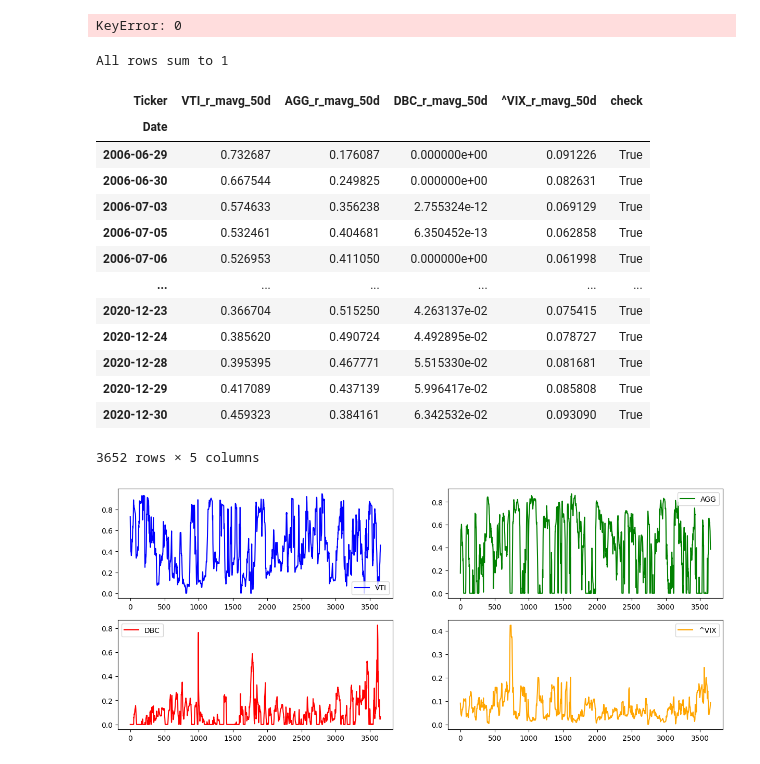
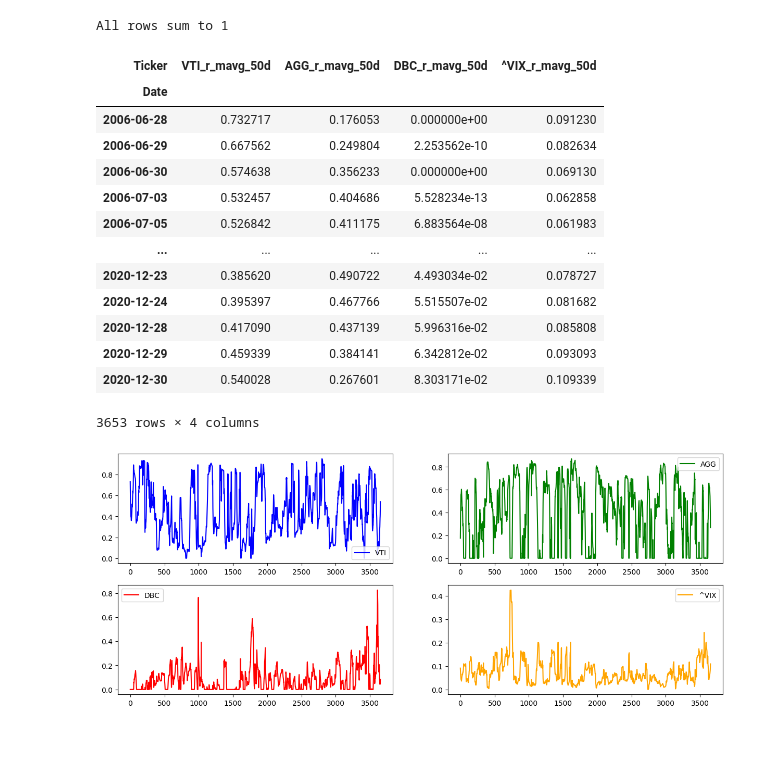
Before and after one commit to alexandreviard/DL-Portfolio-CMAP, a Jupyter notebook: maximum_diversification.ipynb, the cells around one changed output. Saved outputs shown, nothing was run; the diff lists cells and outputs as text; code cells hidden in the pictures.

```diff
--- a/maximum_diversification.ipynb
+++ b/maximum_diversification.ipynb
@@ -154,6 +132,40 @@ def get_weights_md(cov, sigma, bounds=None):
+# %%
+# Old version - Penser à implémenter une version plus rapide avec rolling et cov
+
+def optimize_portfolio_md(returns, rolling_window=50, bounds=None):
+    """
+    Prend en entrée le df des returns et retourne un df avec poids de la stratégie
+    avec les covariances estimées sur la fenêtre donnée en input
+    """
+    # check valid input
+
+    if not isinstance(returns, pd.DataFrame):
+        raise ValueError("please input returns as a dataframe")
+
+    _, n_assets = returns.shape
+
+    # computing the rolling cov
+
+    cov_rolling = returns.rolling(window=rolling_window).cov().dropna()
+
+    # extracting the unique date index from the multindex
+
+    dates = cov_rolling.index.get_level_values('Date').unique()
+    n_dates = len(dates)
+
+    # initializing the weight matrix
+
+    weights_matrix_df = pd.DataFrame(np.zeros(shape=(n_dates, n_assets)))
+    weights_matrix_df.index = dates
+    weights_matrix_df.columns = cov_rolling.columns
+
+    for date in dates:
+        cov = cov_rolling.loc[date]
+        weights_matrix_df.loc[date] = get_weights_md(cov, bounds=bounds)
+
+    return weights_matrix_df
 # %%
-# exemple : test sur tout le dataset
 
-bounds = tuple((0, 1) for _ in range(len(sigma))) # bounds pour le long only
-get_weights_md(cov, sigma, bounds=bounds)
+bounds = tuple((0, 1) for _ in range(4))
+weights_matrix = optimize_portfolio_md(returns_mavg, bounds=bounds, rolling_window=window)
 # %% [output]
@@ -198,10 +173,3 @@ def optimize_portfolio_md(returns, rolling_window=50, bounds=None):
-# %%
-returns_mavg = df[cols_mavg]
-
-bounds = tuple((0, 1) for _ in range(len(sigma)))
-weights_matrix = optimize_portfolio_md(returns_mavg, bounds=bounds, rolling_window=window)
-# %% [output]
-KeyError: 0
 # %%
 # saving the weights
 
@@ -211,28 +179,28 @@ name_output = f"weights_md_{version}.csv"
 path = path_dir + "\\output\\" + name_output
 weights_matrix.to_csv(path)
 # %%
-weights_matrix["check"] = np.isclose(weights_matrix.iloc[:, 0:4].sum(axis=1), 1.0, atol=1e-6)
+weights_matrix_check = np.isclose(weights_matrix.iloc[:, 0:4].sum(axis=1), 1.0, atol=1e-6)
 
-all_rows_valid = weights_matrix["check"].all()
+all_rows_valid = weights_matrix_check.all()
 print("All rows sum to 1" if all_rows_valid else "Some rows do not sum to 1.")
 
 weights_matrix
 # %% [output]
 All rows sum to 1
-| Ticker | VTI_r_mavg_50d | AGG_r_mavg_50d | DBC_r_mavg_50d | ^VIX_r_mavg_50d | check |
-| Date |  |  |  |  |  |
-| 2006-06-29 | 0.732687 | 0.176087 | 0.000000e+00 | 0.091226 | True |
-| 2006-06-30 | 0.667544 | 0.249825 | 0.000000e+00 | 0.082631 | True |
-| 2006-07-03 | 0.574633 | 0.356238 | 2.755324e-12 | 0.069129 | True |
-| 2006-07-05 | 0.532461 | 0.404681 | 6.350452e-13 | 0.062858 | True |
-| 2006-07-06 | 0.526953 | 0.411050 | 0.000000e+00 | 0.061998 | True |
-| ... | ... | ... | ... | ... | ... |
-| 2020-12-23 | 0.366704 | 0.515250 | 4.263137e-02 | 0.075415 | True |
-| 2020-12-24 | 0.385620 | 0.490724 | 4.492895e-02 | 0.078727 | True |
-| 2020-12-28 | 0.395395 | 0.467771 | 5.515330e-02 | 0.081681 | True |
-| 2020-12-29 | 0.417089 | 0.437139 | 5.996417e-02 | 0.085808 | True |
-| 2020-12-30 | 0.459323 | 0.384161 | 6.342532e-02 | 0.093090 | True |
+| Ticker | VTI_r_mavg_50d | AGG_r_mavg_50d | DBC_r_mavg_50d | ^VIX_r_mavg_50d |
+| Date |  |  |  |  |
+| 2006-06-28 | 0.732717 | 0.176053 | 0.000000e+00 | 0.091230 |
+| 2006-06-29 | 0.667562 | 0.249804 | 2.253562e-10 | 0.082634 |
+| 2006-06-30 | 0.574638 | 0.356233 | 0.000000e+00 | 0.069130 |
+| 2006-07-03 | 0.532457 | 0.404686 | 5.528234e-13 | 0.062858 |
+| 2006-07-05 | 0.526842 | 0.411175 | 6.883564e-08 | 0.061983 |
+| ... | ... | ... | ... | ... |
+| 2020-12-23 | 0.385620 | 0.490722 | 4.493034e-02 | 0.078727 |
+| 2020-12-24 | 0.395397 | 0.467766 | 5.515507e-02 | 0.081682 |
+| 2020-12-28 | 0.417090 | 0.437139 | 5.996316e-02 | 0.085808 |
+| 2020-12-29 | 0.459339 | 0.384141 | 6.342812e-02 | 0.093093 |
+| 2020-12-30 | 0.540028 | 0.267601 | 8.303171e-02 | 0.109339 |
-3652 rows × 5 columns
+3653 rows × 4 columns
 # %%
 fig, axs = plt.subplots(2,2, figsize=(15, 6))
 colors = ['blue', 'green', 'red', 'orange']
```
Also changed, not shown: parts of 16 cells of this notebook, 1 other file.
